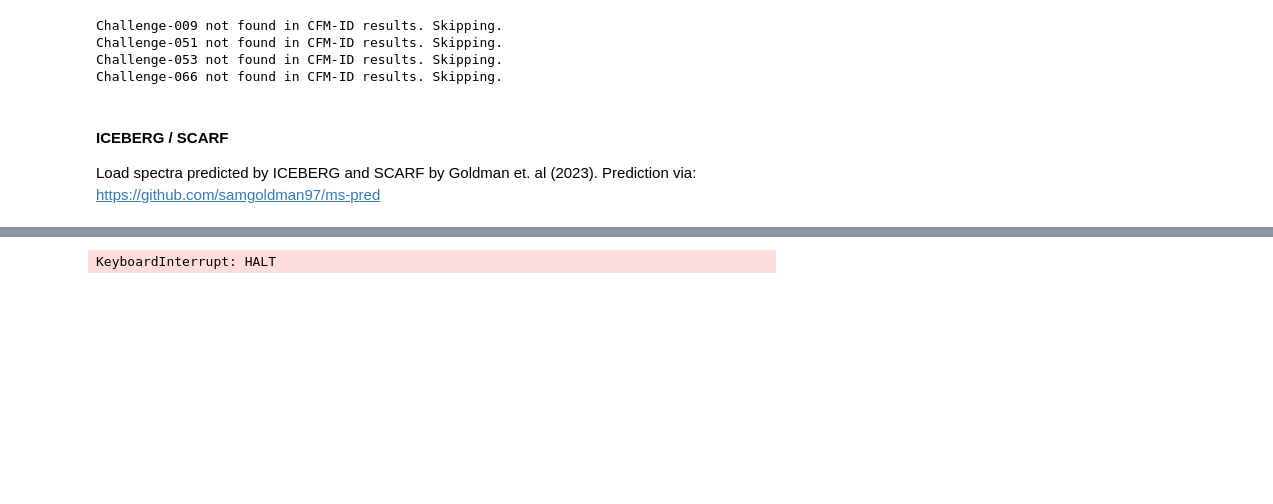
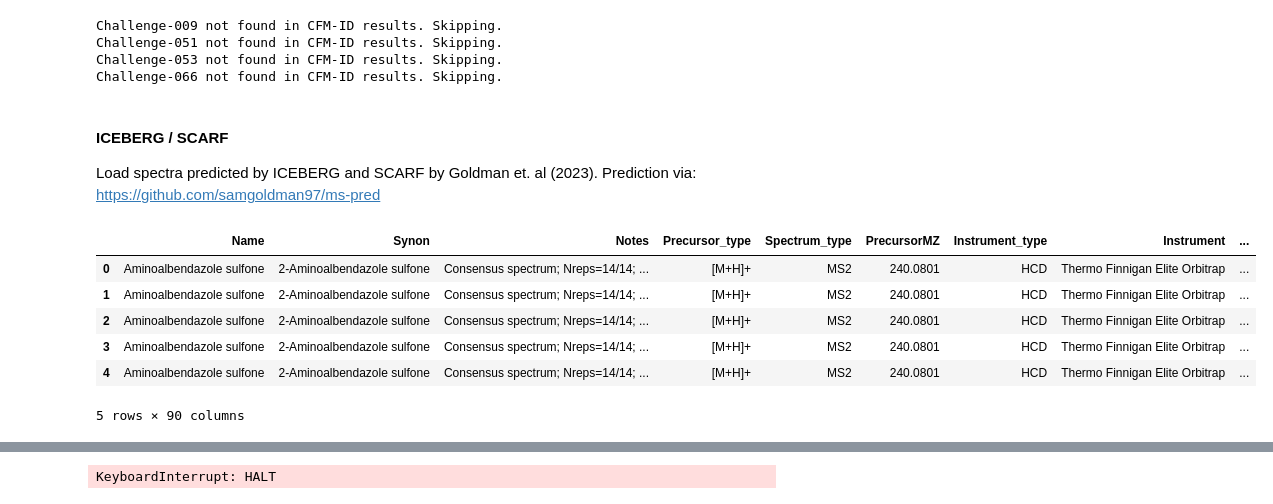
Before and after one commit to BAMeScience/fiora, a Jupyter notebook: notebooks/test_model.ipynb, the cells around one changed output, grey strips where cells are left out. Cells and saved outputs as stored; diff of their text form; code cells hidden in the pictures; blank space fills up the shorter version.

```diff
--- a/notebooks/test_model.ipynb
+++ b/notebooks/test_model.ipynb
@@ -425,4 +425,14 @@ for i, data in df_test.iterrows():
 # %% [markdown]
 #### ICEBERG / SCARF
 Load spectra predicted by ICEBERG and SCARF by Goldman et. al (2023). Prediction via: https://github.com/samgoldman97/ms-pred
+# %%
+df_train.head()
+# %% [output]
+|  | Name | Synon | Notes | Precursor_type | Spectrum_type | PrecursorMZ | Instrument_type | Instrument | ... |
+| 0 | Aminoalbendazole sulfone | 2-Aminoalbendazole sulfone | Consensus spectrum; Nreps=14/14; ... | [M+H]+ | MS2 | 240.0801 | HCD | Thermo Finnigan Elite Orbitrap | ... |
+| 1 | Aminoalbendazole sulfone | 2-Aminoalbendazole sulfone | Consensus spectrum; Nreps=14/14; ... | [M+H]+ | MS2 | 240.0801 | HCD | Thermo Finnigan Elite Orbitrap | ... |
+| 2 | Aminoalbendazole sulfone | 2-Aminoalbendazole sulfone | Consensus spectrum; Nreps=14/14; ... | [M+H]+ | MS2 | 240.0801 | HCD | Thermo Finnigan Elite Orbitrap | ... |
+| 3 | Aminoalbendazole sulfone | 2-Aminoalbendazole sulfone | Consensus spectrum; Nreps=14/14; ... | [M+H]+ | MS2 | 240.0801 | HCD | Thermo Finnigan Elite Orbitrap | ... |
+| 4 | Aminoalbendazole sulfone | 2-Aminoalbendazole sulfone | Consensus spectrum; Nreps=14/14; ... | [M+H]+ | MS2 | 240.0801 | HCD | Thermo Finnigan Elite Orbitrap | ... |
+5 rows × 90 columns
 # %%
```
Also changed, not shown: parts of 2 cells of this notebook.
